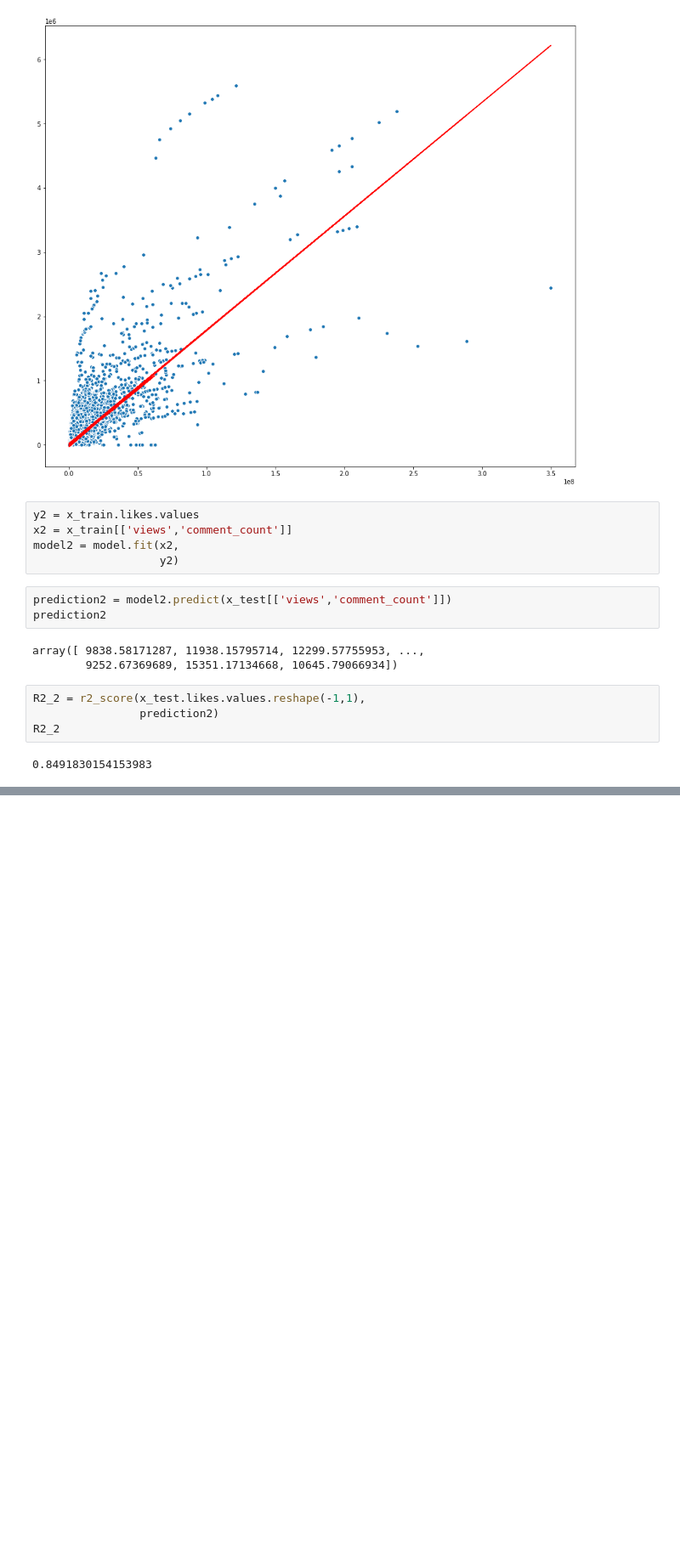
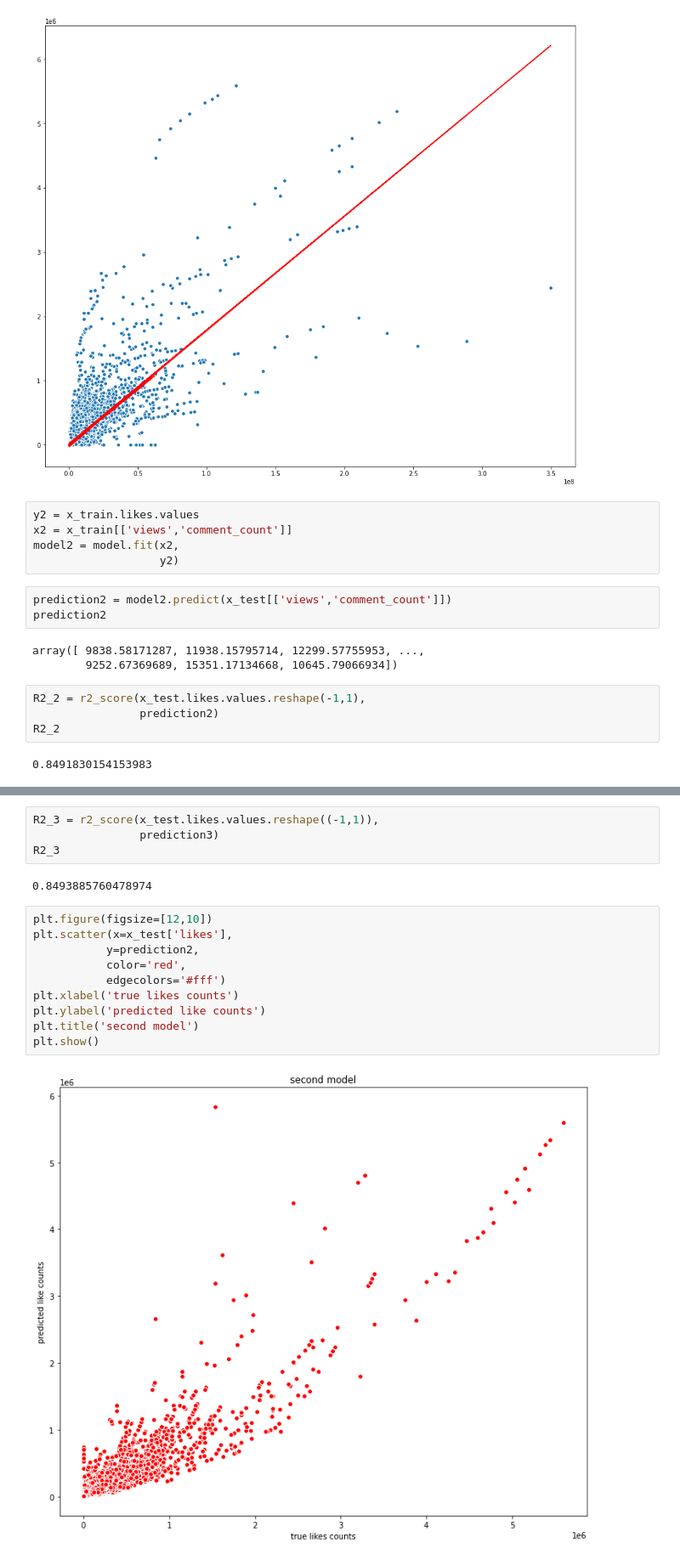
Before and after one commit to ashen007/youtube_trending, a Jupyter notebook: trending.ipynb, the cells around one changed output, grey strips where cells are left out. Shown at 85% size. Drawn from its saved outputs; the diff is of its cells as text; blank space fills up the shorter version.

Commit message:
make prediction based on views,comment_count and like relationship

```diff
--- a/trending.ipynb
+++ b/trending.ipynb
@@ -650,0 +662,18 @@ R2_2
+# %%
+R2_3 = r2_score(x_test.likes.values.reshape((-1,1)),
+                prediction3)
+R2_3
+# %% [output]
+0.8493885760478974
+# %%
+plt.figure(figsize=[12,10])
+plt.scatter(x=x_test['likes'],
+           y=prediction2,
+           color='red',
+           edgecolors='#fff')
+plt.xlabel('true likes counts')
+plt.ylabel('predicted like counts')
+plt.title('second model')
+plt.show()
+# %% [output]
+[figure, added]
```
Also changed, not shown: parts of 2 cells of this notebook.
